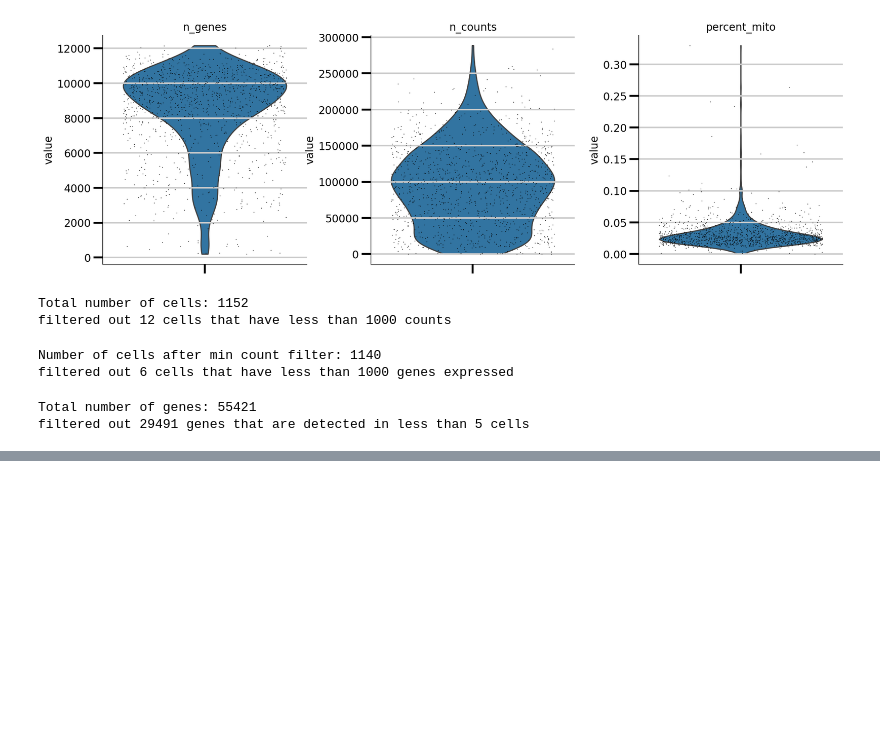
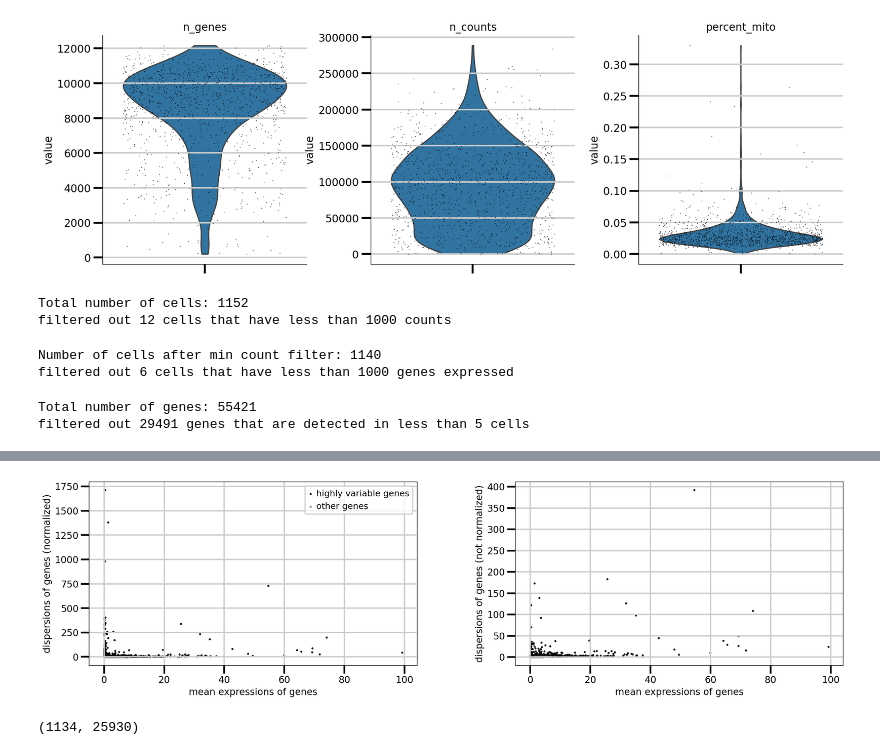
Before and after one commit to melisamc89/single_cell_sequencing, a Jupyter notebook: campari_scs_II_data_agregation.ipynb, the cells around one changed output, grey strips where cells are left out. Saved outputs shown, nothing was run; the diff lists cells and outputs as text; code cells hidden in the pictures; blank space fills up the shorter version.

```diff
--- a/campari_scs_II_data_agregation.ipynb
+++ b/campari_scs_II_data_agregation.ipynb
@@ -412,0 +431,10 @@ print(adata.shape)
+# %%
+from matplotlib import rcParams
+
+rcParams['figure.figsize']=(10,5)
+sc.pl.highly_variable_genes(adata)
+
+print(adata.shape)
+# %% [output]
+[figure, added]
+(1134, 25930)
```
Also changed, not shown: parts of 9 cells of this notebook, 2 other files.
